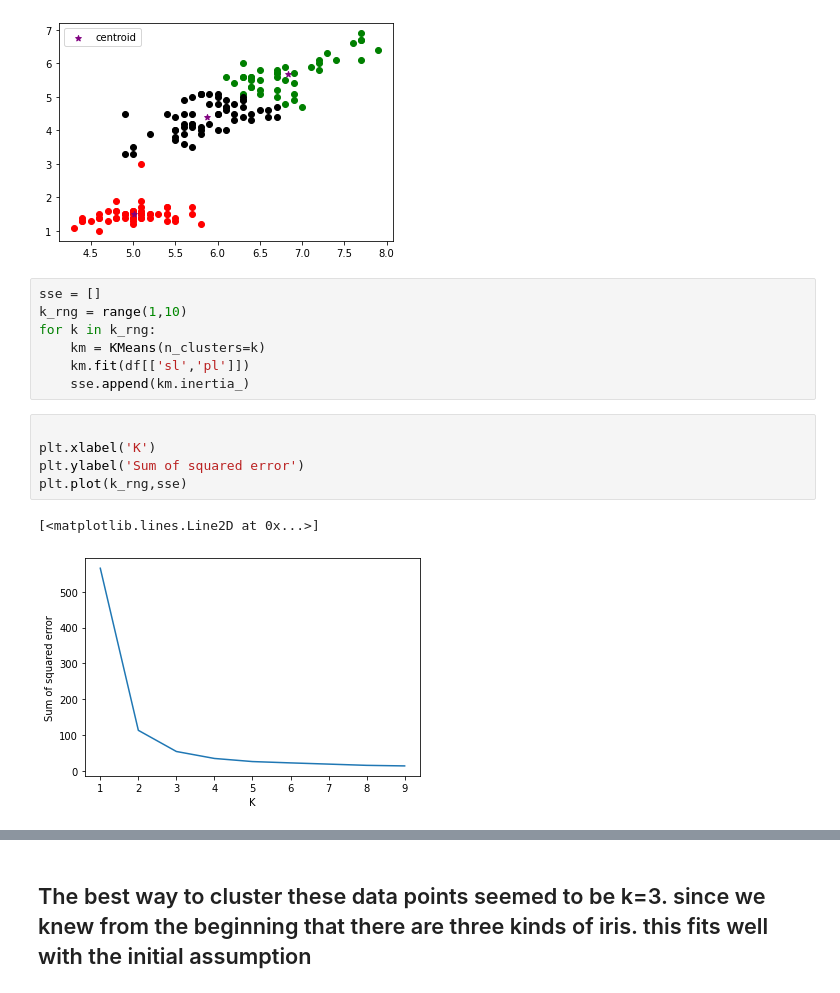
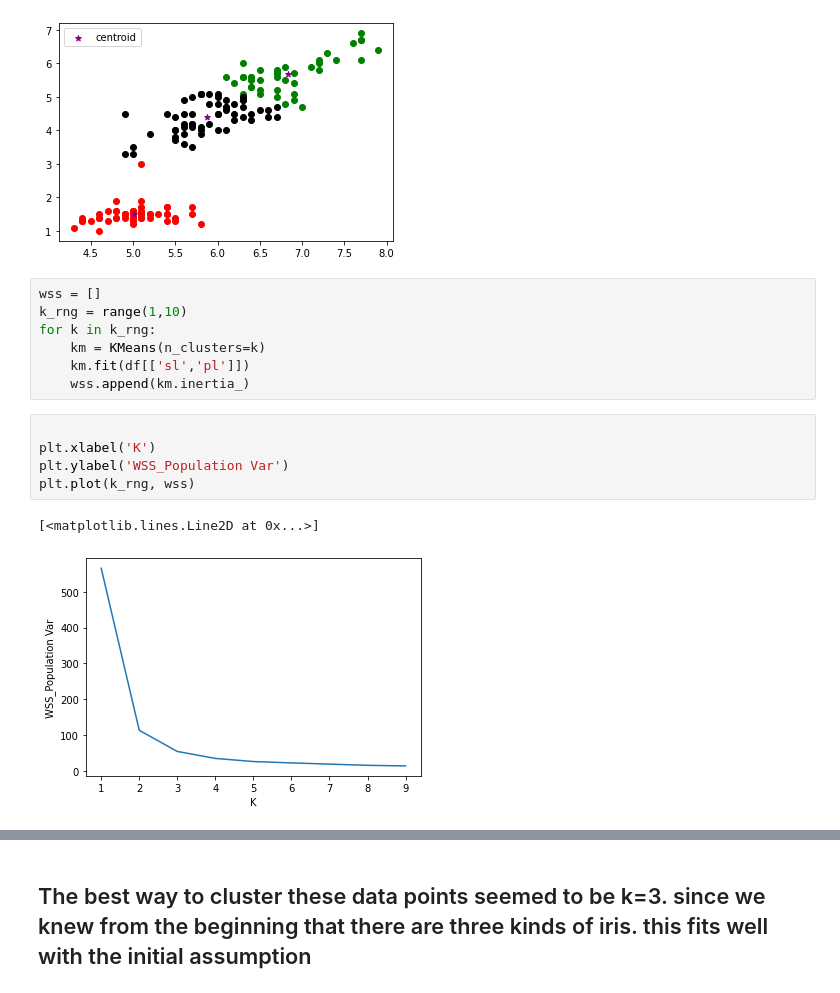
Before and after one commit to bsong75/brendensong.github.io, a Jupyter notebook: 3.b.Unsupervised_K_Means_Iris.ipynb, the cells around one changed output, grey strips where cells are left out. Cells and saved outputs as stored; diff of their text form.

```diff
--- a/3.b.Unsupervised_K_Means_Iris.ipynb
+++ b/3.b.Unsupervised_K_Means_Iris.ipynb
@@ -61,17 +61,17 @@ plt.legend()
 <matplotlib.legend.Legend at 0x...>
 [figure]
 # %%
-sse = []
+wss = []
 k_rng = range(1,10)
 for k in k_rng:
     km = KMeans(n_clusters=k)
     km.fit(df[['sl','pl']])
-    sse.append(km.inertia_)
+    wss.append(km.inertia_)
 # %%
 
 plt.xlabel('K')
-plt.ylabel('Sum of squared error')
-plt.plot(k_rng,sse)
+plt.ylabel('WSS_Population Var')
+plt.plot(k_rng, wss)
 # %% [output]
 [<matplotlib.lines.Line2D at 0x...>]
-[figure, old version]
+[figure, new version]
```
Also changed, not shown: parts of 10 cells of this notebook.
